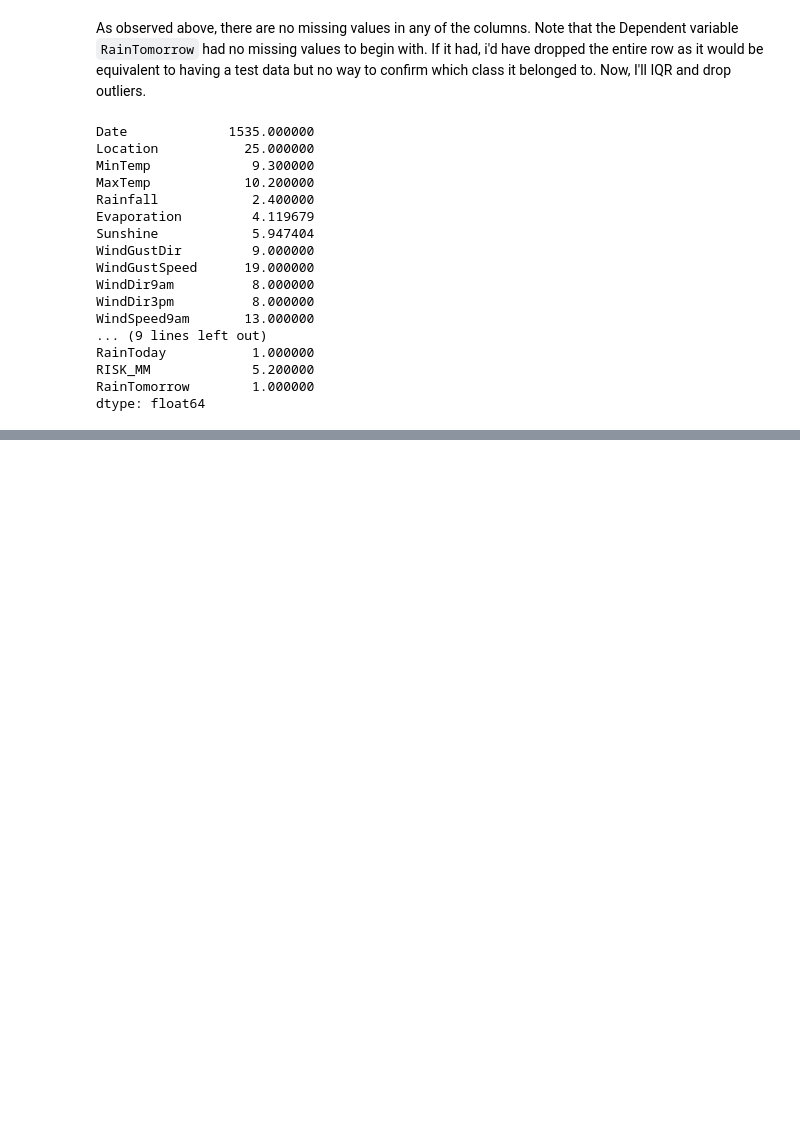
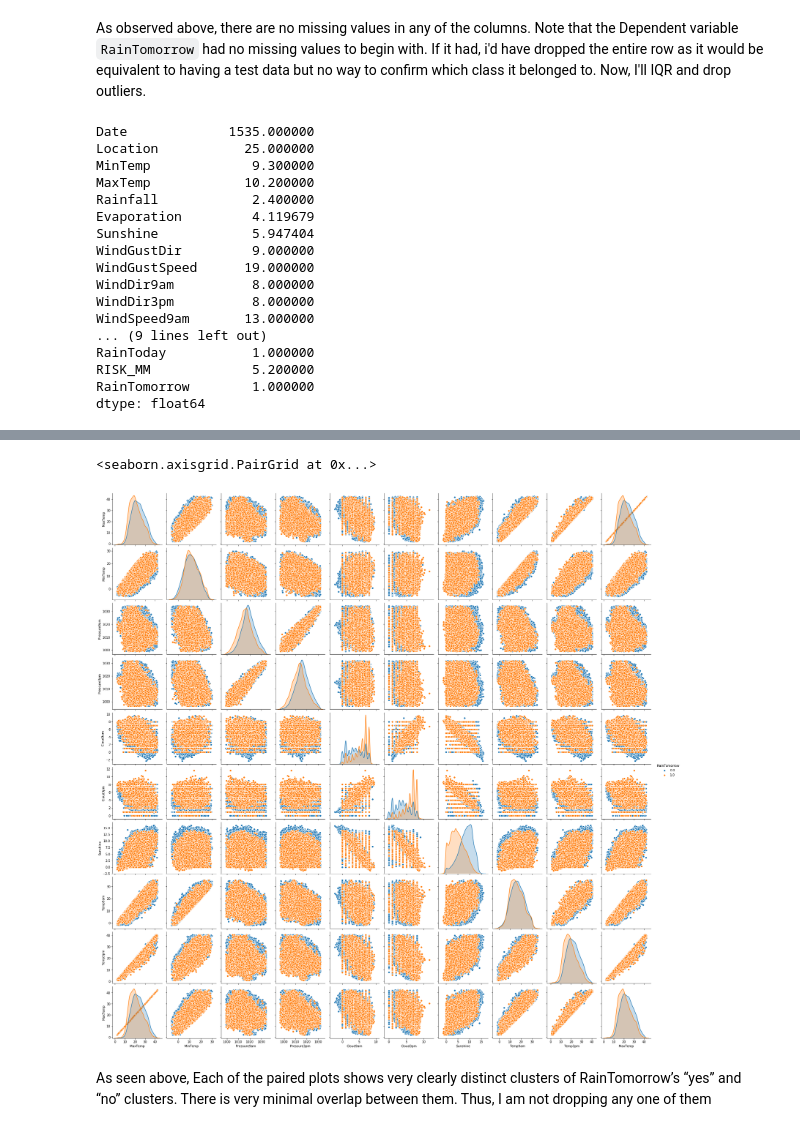
Before and after one commit to PankajPatil1/Rainfall-Prediction, a Jupyter notebook: rainfall-prediction.ipynb, the cells around one changed output, grey strips where cells are left out. Cells and saved outputs as stored; diff of their text form; code cells hidden in the pictures; blank space fills up the shorter version.

```diff
--- a/rainfall-prediction.ipynb
+++ b/rainfall-prediction.ipynb
@@ -303,0 +328,7 @@ dtype: float64
+# %%
+sns.pairplot(Imputed_data,vars=['MaxTemp','MinTemp','Pressure9am','Pressure3pm','Cloud9am','Cloud3pm','Sunshine','Temp9am','Temp3pm','MaxTemp'], hue='RainTomorrow')
+# %% [output]
+<seaborn.axisgrid.PairGrid at 0x...>
+[figure, added]
+# %% [markdown]
+As seen above, Each of the paired plots shows very clearly distinct clusters of RainTomorrow’s “yes” and “no” clusters. There is very minimal overlap between them. Thus, I am not dropping any one of them
```
Also changed, not shown: parts of 20 cells of this notebook.
